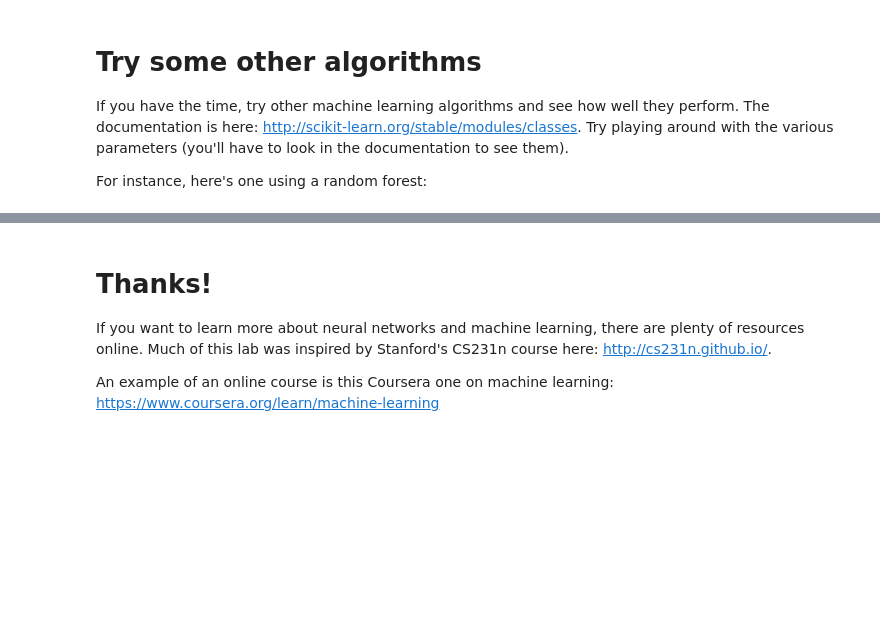
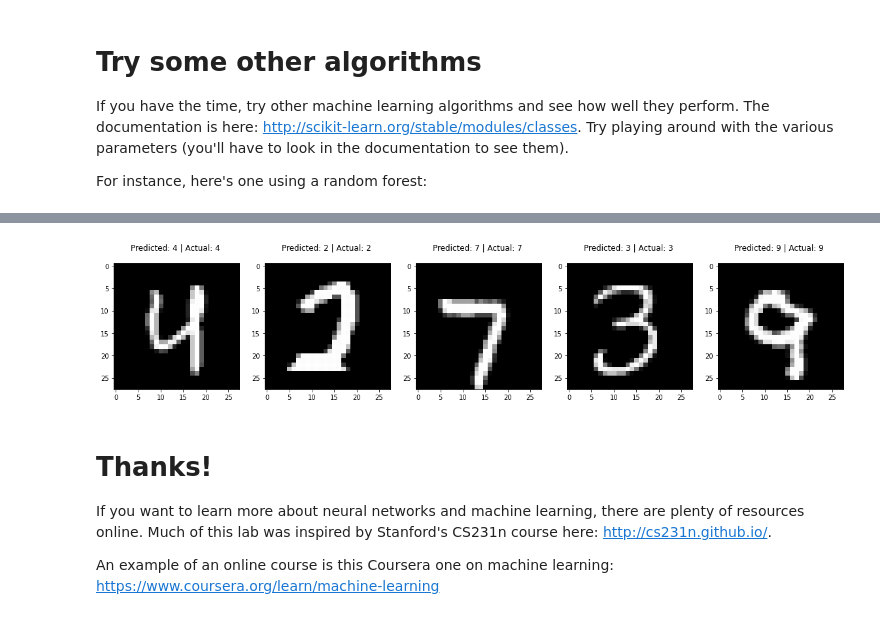
Before and after one commit to HKNDecal/HKNDecal, a Jupyter notebook: session3-machinelearning/Session_3_Machine_Learning.ipynb, the cells around one changed output, grey strips where cells are left out. Cells and saved outputs as stored; diff of their text form; code cells hidden in the pictures; blank space fills up the shorter version.

```diff
--- a/session3-machinelearning/Session_3_Machine_Learning.ipynb
+++ b/session3-machinelearning/Session_3_Machine_Learning.ipynb
@@ -767,5 +842,5 @@ print("Classifier accuracy: " + str(score))
 # %%
-start = 0 # enter a number from 0 to 17495
+start = 1097 # enter a number from 0 to 17495
 
 predictions = clf.predict(X_test[start:start+5])
 
@@ -774,3 +849,4 @@ for index, (image, predicted, actual) in enumerate(zip(X_test[start:start+5], pr
     plt.subplot(1, 5, index + 1)
     plt.imshow(np.reshape(image, (28,28)), cmap=plt.cm.gray)
     plt.title('Predicted: %i | Actual: %i \n' %(predicted, actual), fontsize = 12)
+# %% [output]
@@ -777,3 +864,4 @@ for index, (image, predicted, actual) in enumerate(zip(X_test[start:start+5], pr
+[figure, added]
 # %% [markdown]
 # Thanks!
 If you want to learn more about neural networks and machine learning, there are plenty of resources online. Much of this lab was inspired by Stanford's CS231n course here: http://cs231n.github.io/.
```
Also changed, not shown: parts of 9 cells of this notebook, 2 other files.
